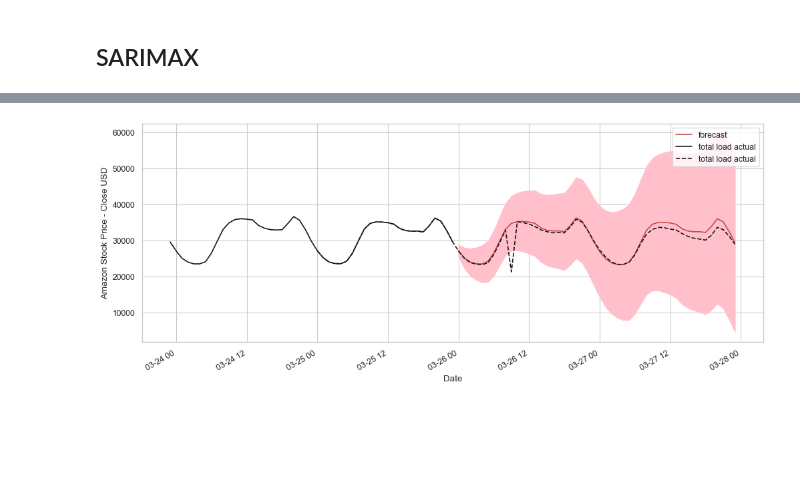
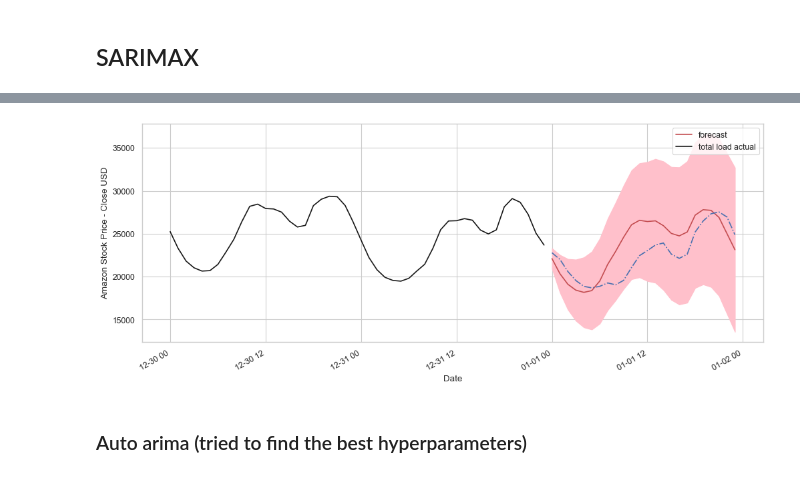
Before and after one commit to mendyhsu/Capstone, a Jupyter notebook: Modeling.ipynb, the cells around one changed output, grey strips where cells are left out. Saved outputs shown, nothing was run; the diff lists cells and outputs as text; code cells hidden in the pictures; blank space fills up the shorter version.

```diff
--- a/Modeling.ipynb
+++ b/Modeling.ipynb
@@ -208,0 +281,4 @@ exogs = df[['trend']].iloc[seg_ind*24 : (24*(seg_ind + 84 ) + 48)].copy()
+# %%
+df_train = df.loc['2017-10':'2017-12',:]
+
+df_test = df.loc['2018':].copy()
@@ -209,7 +305,8 @@ exogs = df[['trend']].iloc[seg_ind*24 : (24*(seg_ind + 84 ) + 48)].copy()
 # %%
-temp = temp_full.iloc[:-48].copy()
+
 print(temp[-1:])
-model = SARIMAX(temp, order=(1,1,1), seasonal_order=(1,1,0,24), exog=exogs.iloc[:-48],freq='H')
+
+model = SARIMAX(temp, order=(0,1,2), seasonal_order=(4,0,1,24), exog=exogs, freq='H')
 results = model.fit()
 
 ##
@@ -228,7 +325,6 @@ temp_full.iloc[-144:-48].plot(ax=ax)
 results.predict().iloc[-96:].plot(ax=ax)
 plt.show()
 
-
 # Create the 4 diagostics plots
 results.plot_diagnostics(figsize=(10,10))
 plt.show()
@@ -258,29 +354,36 @@ Warnings:
 # %%
 # Declare a variable called forecast_period with the amount of months to forecast, and
 # create a range of future dates that is the length of the periods you've chosen to forecast
-forecast_period = len(exogs.iloc[-48:])
+exog_test = df_test['trend'].iloc[:24]
 
-forecast = results.forecast(forecast_period, exog=exogs.iloc[-48:])
+forecast_period = len(exog_test)
+
+forecast = results.forecast(forecast_period, exog=exog_test)
 
 # date_range = pd.date_range(temp.index[-1], periods = forecast_period,
 #               freq='H').strftime("%Y-%m-%d-%H-%M-%S").tolist()
 
-date_range = exogs.iloc[-48:].index
+date_range = exog_test.index
 
 # Convert that range into a dataframe that includes your predictions
 future_months = pd.DataFrame(date_range, columns = ['time'])
-
+future_months
 
 # Let's now convert the 'Month' column to a datetime object with to_datetime
-future_months['time'] = pd.to_datetime(future_months['time'])
+# future_months['time'] = pd.to_datetime(future_months['time'])
+future_months['Prediction'] = forecast.values
 future_months.set_index('time', inplace = True)
-future_months['Prediction'] = forecast
 
 
 # Plot your future predictions
 # Call figure() on plt
 plt.figure(figsize=(15,5))
 plt.plot(temp_full.iloc[-72:])
-plt.plot(temp['total load actual'].iloc[-1:].append(future_months['Prediction']),'--')
+#plt.plot(df_test['total load actual'].loc[future_months.index],'-.')
+plt.plot(temp.iloc[-1:].append(future_months['Prediction']),'r-')
+plt.plot(df_test['total load actual'].loc[future_months.index],'b-.')
+
 plt.show()
+
+future_months
 # %% [output]
@@ -288,36 +409,38 @@ plt.show()
 # %%
 # Generate predictions
-dynamic_forecast = results.get_forecast(steps=forecast_period, dynamic=True, exog=exogs.iloc[-48:])
+dynamic_forecast = results.get_forecast(steps=forecast_period, dynamic=True, exog=exog_test)
 
 # Extract prediction mean
-mean_forecast = dynamic_forecast.predicted_mean
+mean_forecast = dynamic_forecast.predicted_mean.values
 
 # Get confidence intervals of predictions
 confidence_intervals = dynamic_forecast.conf_int()
 
 # Select lower and upper confidence limits
 lower_limits = confidence_intervals.loc[:,'lower total load actual']
 upper_limits = confidence_intervals.loc[:,'upper total load actual']
 
 fig, ax=plt.subplots(1,1, figsize=(15,6), dpi=80)
 # plot your mean forecast
-plt.plot(mean_forecast.index, mean_forecast, color='r', label='forecast')
+plt.plot(date_range, mean_forecast, color='r', label='forecast')
 
 # Shade the area between your confidence limits
-plt.fill_between(mean_forecast.index, lower_limits,
+plt.fill_between(exog_test.index, lower_limits,
          upper_limits, color='pink')
 
-temp[-49:].plot(style='k', ax=ax)
-temp_full[-72:].plot(style='k--',ax=ax)
-
+df_train[-48:]['total load actual'].plot(style='k', ax=ax)
+#temp_full[-72:].plot(style='k--',ax=ax)
+plt.plot(df_test['total load actual'].loc[future_months.index],'-.')
 
 # set labels, legends and show plot
 plt.xlabel('Date')
 plt.ylabel('Amazon Stock Price - Close USD')
 plt.legend()
 plt.show()
 # %% [output]
-[figure, old version]
+[figure, new version]
+# %% [markdown]
+### Auto arima (tried to find the best hyperparameters)
 # %%
 import pmdarima.arima as pm
 # %%
```
Also changed, not shown: parts of 36 cells of this notebook.
